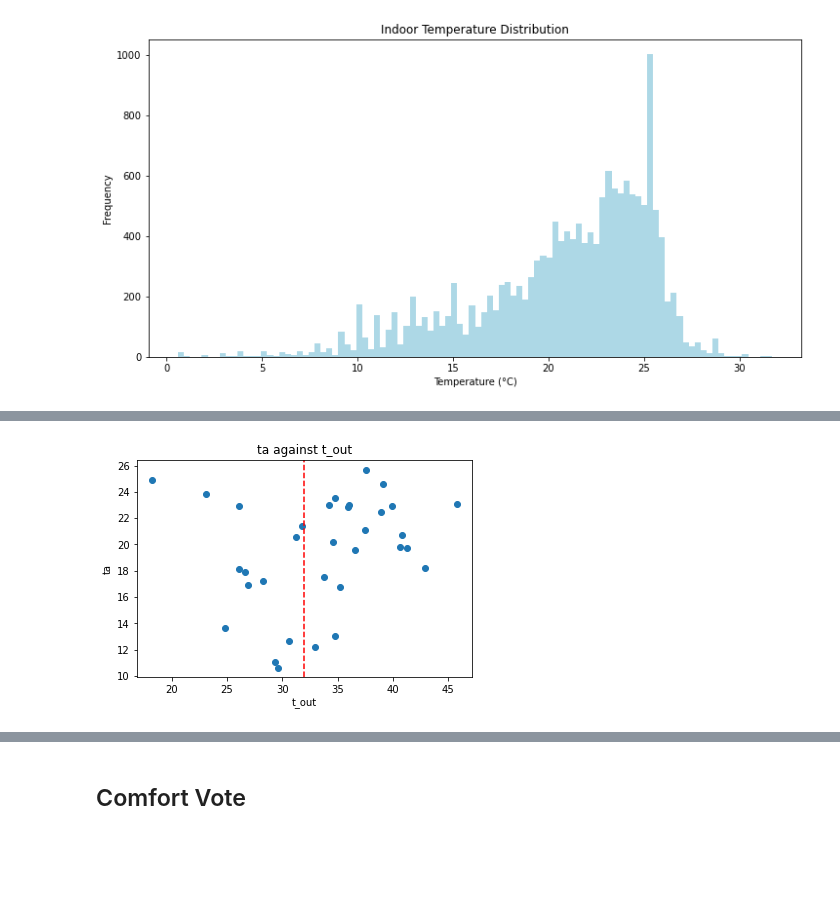
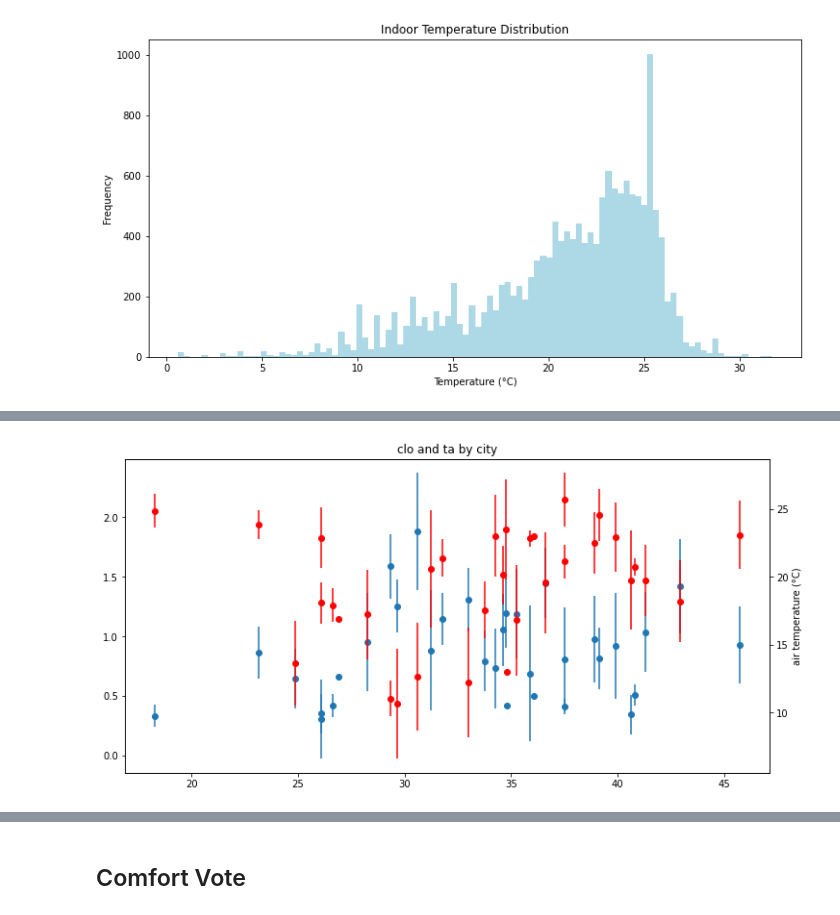
Before and after one commit to ruijis/RD_comfort, a Jupyter notebook: Data_explore.ipynb, the cells around one changed output, grey strips where cells are left out. Drawn from its saved outputs; the diff is of its cells as text; code cells hidden in the pictures; blank space fills up the shorter version.

```diff
--- a/Data_explore.ipynb
+++ b/Data_explore.ipynb
@@ -139,10 +114,22 @@ plt.show()
-# %%
-# plot the city mean ta against latitude
-plt.scatter(df_city['latitude'], df_city['ta'])
-plt.xlabel('t_out')
-plt.ylabel('ta')
-plt.title('ta against t_out')
-plt.axvline(x=32, color='r', linestyle='--')
-plt.show()
-# %% [output]
-[figure, removed]
+# %%
+# calcualte the mean of the SUN variable for each city
+df_city['x_mean'] = [df[df['city'] == city][x].mean() for city in df_city['city']]
+# calcualte the standard deviation of the SUN variable for each city
+df_city['x_var'] = [df[df['city'] == city][x].std() for city in df_city['city']]
+# scatter plot the x_mean against latitude, and add error bars using x_var
+plt.figure(figsize=(12, 6))
+plt.errorbar(df_city['latitude'], df_city['x_mean'], yerr=df_city['x_var'], fmt='o')
+
+# calcualte the mean of the SUN variable for each city
+df_city['ta_mean'] = [df[df['city'] == city]["ta"].mean() for city in df_city['city']]
+# calcualte the standard deviation of the SUN variable for each city
+df_city['ta_var'] = [df[df['city'] == city]["ta"].std() for city in df_city['city']]
+# scatter plot the ta_mean against latitude, and add error bars using ta_var in red on the right y-axis
+plt.twinx()
+plt.errorbar(df_city['latitude'], df_city['ta_mean'], yerr=df_city['ta_var'], fmt='ro')
+plt.xlabel('Latitude')
+plt.ylabel('air temperature (°C)')
+plt.title('clo and ta by city')
+plt.show()
+# %% [output]
+[figure, added]
```
Also changed, not shown: parts of 11 cells of this notebook, 5 other files.
